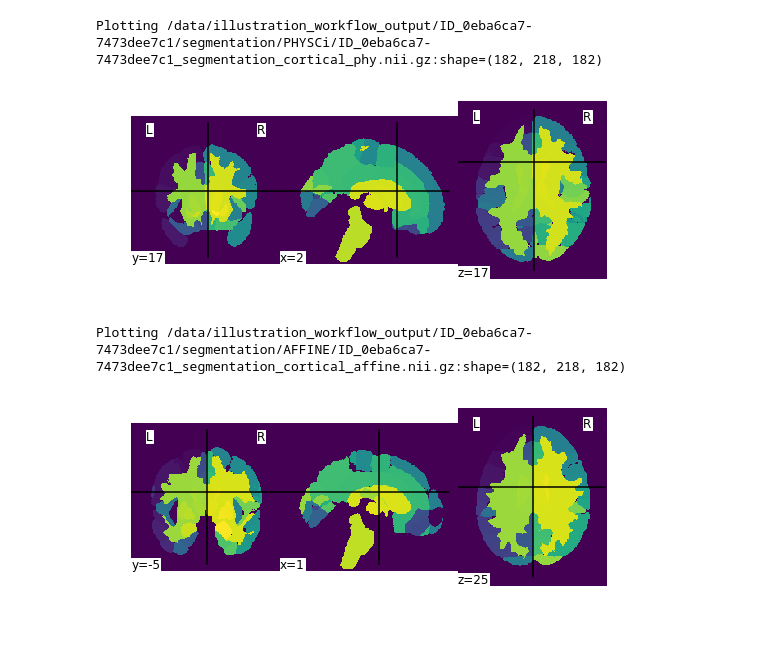
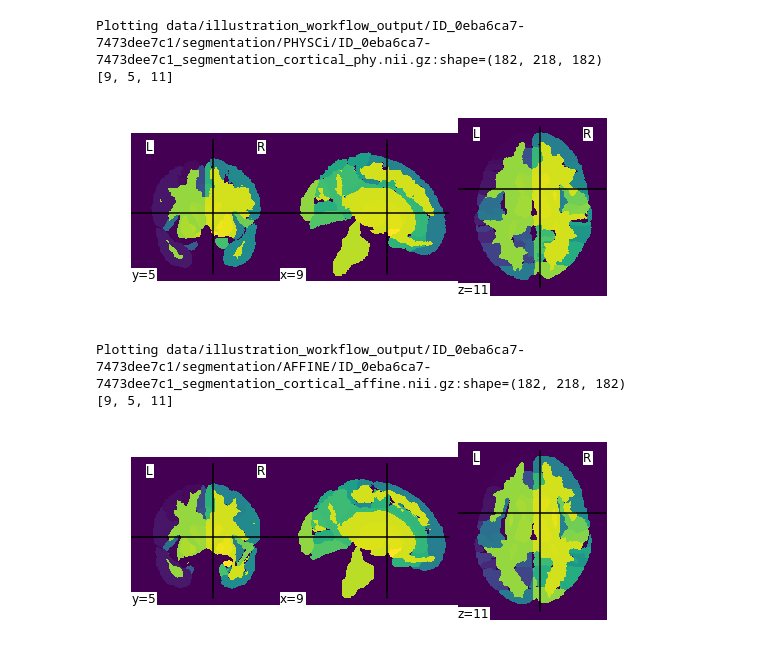
Before and after one commit to zhbai/AutoCT, a Jupyter notebook: notebooks/illustration.ipynb, the cells around one changed output. Cells and saved outputs as stored; diff of their text form; code cells hidden in the pictures.

```diff
--- a/notebooks/illustration.ipynb
+++ b/notebooks/illustration.ipynb
@@ -8,5 +43,5 @@ autoct.setup_logging('INFO')
 # %%
-output = '/data/illustration_workflow_output'
+output = 'data/illustration_workflow_output'
 mni_file = 'illustration_data/MNI152_T1_1mm_brain.nii.gz'
 atlas_file = 'illustration_data/New_atlas_cort_asym_sub.nii.gz'
 template_file = 'illustration_data/T_template0.nii.gz'
@@ -198,11 +151,13 @@ autoct.segmentation(pattern=join(output, '*', 'registration', '*/*.nii.gz'),
 (0, None)
 # %%
-plot_images(join(output, '*', 'segmentation', '*/*.nii.gz'))
+p_plot_images(join(output, '*', 'segmentation', '*/*.nii.gz'))
 # %% [output]
-Plotting /data/illustration_workflow_output/ID_0eba6ca7-7473dee7c1/segmentation/PHYSCi/ID_0eba6ca7-7473dee7c1_segmentation_cortical_phy.nii.gz:shape=(182, 218, 182)
+Plotting data/illustration_workflow_output/ID_0eba6ca7-7473dee7c1/segmentation/PHYSCi/ID_0eba6ca7-7473dee7c1_segmentation_cortical_phy.nii.gz:shape=(182, 218, 182)
+[9, 5, 11]
-[figure, old version]
+[figure, new version]
-Plotting /data/illustration_workflow_output/ID_0eba6ca7-7473dee7c1/segmentation/AFFINE/ID_0eba6ca7-7473dee7c1_segmentation_cortical_affine.nii.gz:shape=(182, 218, 182)
+Plotting data/illustration_workflow_output/ID_0eba6ca7-7473dee7c1/segmentation/AFFINE/ID_0eba6ca7-7473dee7c1_segmentation_cortical_affine.nii.gz:shape=(182, 218, 182)
+[9, 5, 11]
-[figure, old version]
+[figure, new version]
 # %%
 autoct.label_geometry_measures(pattern=join(output, '*', 'segmentation', '*/*.nii.gz'),
                             out_dir=output)
```
Also changed, not shown: parts of 15 cells of this notebook, 6 other files.
